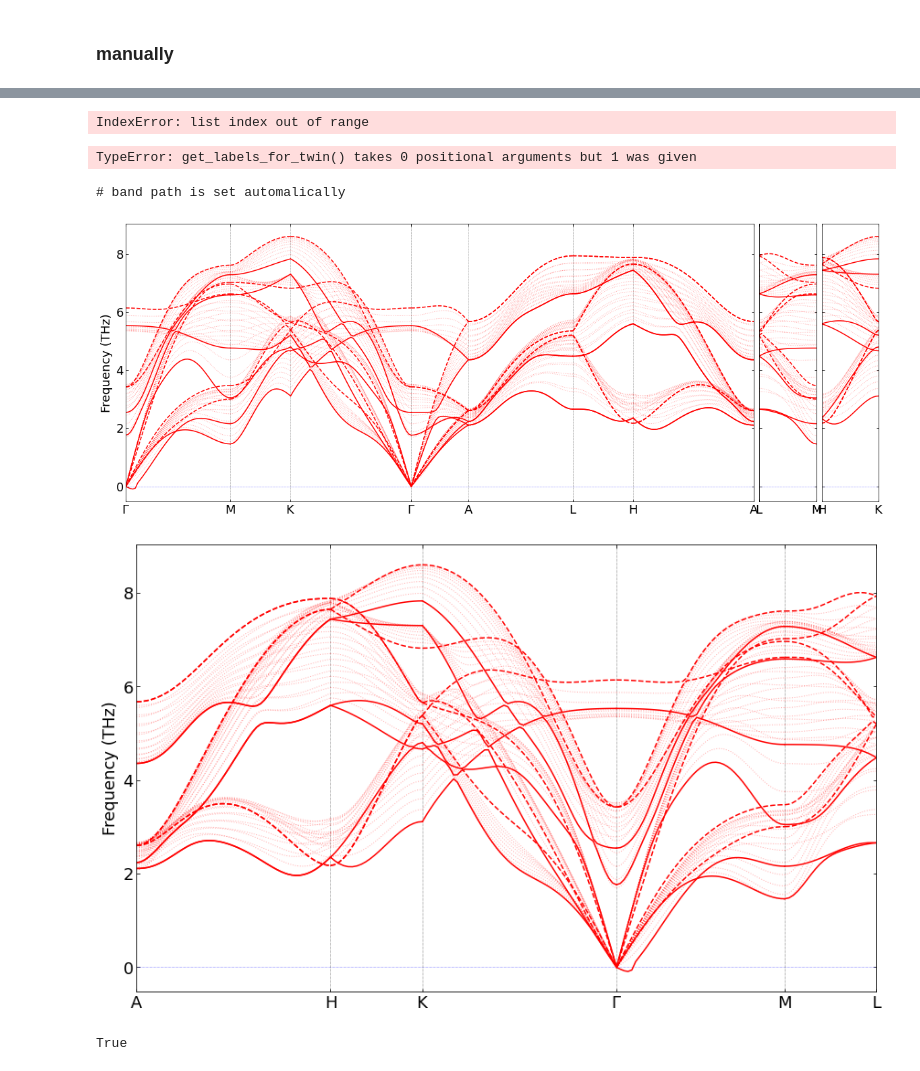
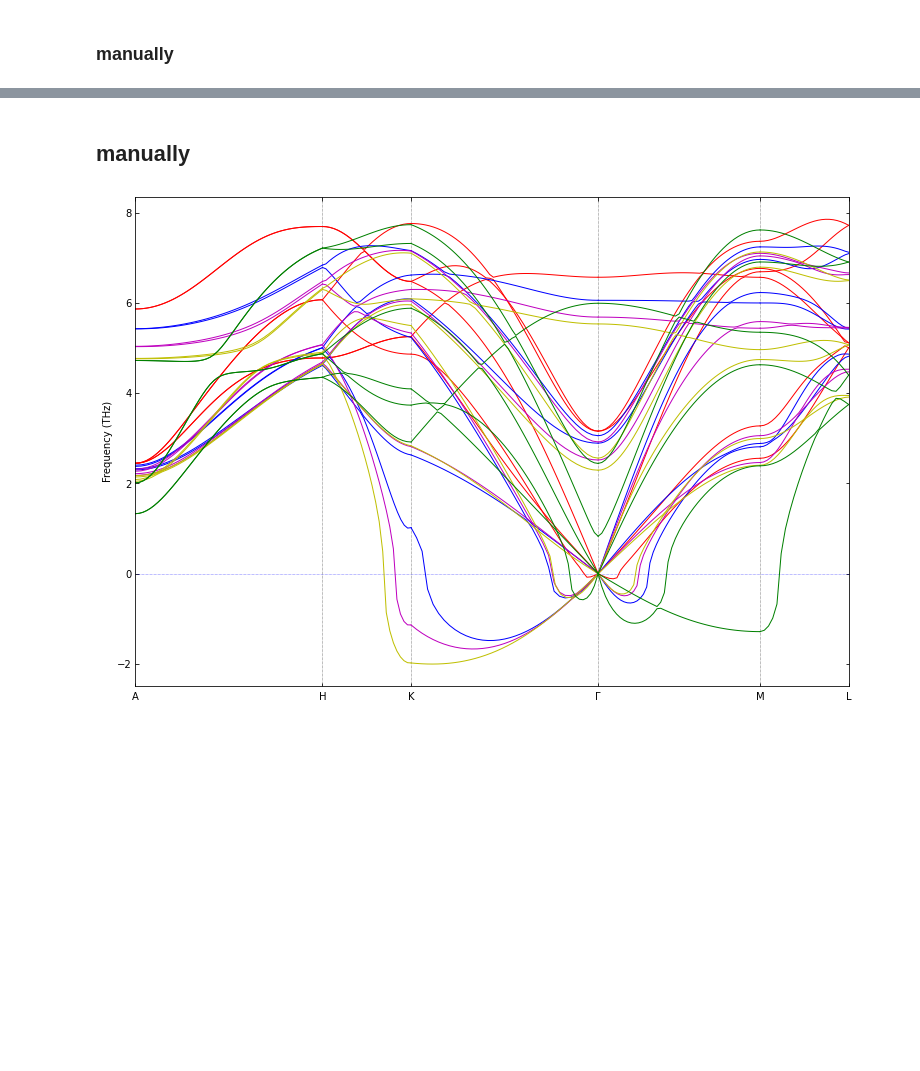
Before and after one commit to kei0822kei/aiidaplus, a Jupyter notebook: jupyter/shear.ipynb, the cells around one changed output, grey strips where cells are left out. Drawn from its saved outputs; the diff is of its cells as text; code cells hidden in the pictures; blank space fills up the shorter version.

```diff
--- a/jupyter/shear.ipynb
+++ b/jupyter/shear.ipynb
@@ -74,11 +75,11 @@ for shear in shears:
     pks.append(shear['pk'])
     line_chart(
             ax,
-            shear['strain'] * np.array(shear['shear_ratios']),
+            shear['gamma'] * np.array(shear['shear_ratios']),
             (np.array(shear['relax_results']['energies']) \
                 - shear['relax_results']['energies'][0]) \
                   * 1000 / shear['parent']['natoms'],
-            "strain (angstrom)",
+            "gamma (angstrom)",
             "energy (meV / atom)",
             label = 'pk:' + str(shear['pk'])
             )
@@ -237,30 +205,19 @@ TypeError: get_labels_for_twin() takes 0 positional arguments but 1 was given
-# %%
-for i in range(len(bp.phonons[1].band_structure.qpoints)):
-    print(bp.phonons[1].band_structure.qpoints[i][-1])
-# %% [output]
-IndexError: list index out of range
-# %%
-get_labels_from_phonon(shear_phonons[0][1])
-# %% [output]
-TypeError: get_labels_for_twin() takes 0 positional arguments but 1 was given
+# %% [markdown]
+## manually
 # %%
 fig = plt.figure(figsize=(20,9))
-# band_labels = ['A', 'H', 'K', 'GAMMA', 'M', 'L']
-# segment_qpoints = np.array([[[0,0,1/2],
-#                              [1/3,1/3,1/2],
-#                              [1/3,1/3,0],
-#                              [0,0,0],
-#                              [1/2,0,0],
-#                              [1/2,0,1/2]]])
+band_labels = ['A', 'H', 'K', 'GAMMA', 'M', 'L']
+segment_qpoints = np.array([[[0,0,1/2],
+                             [1/3,1/3,1/2],
+                             [1/3,1/3,0],
+                             [0,0,0],
+                             [1/2,0,0],
+                             [1/2,0,1/2]]])
 bands_plot(fig=fig,
            phonons=shear_phonons[0],
            band_labels=band_labels,
            segment_qpoints=segment_qpoints,
-           is_trajectory=True,
-           c='r',
-           overwrite_phonons=True,
            xscale=18,
-           is_auto=True)
+           is_auto=False)
 # %% [output]
-# band path is set automalically
-[figure, old version]
+[figure, new version]
@@ -271,24 +223,0 @@ ph.band_structure
-# %%
-fig = plt.figure(figsize=(20,9))
-band_labels = ['A', 'H', 'K', 'GAMMA', 'M', 'L']
-segment_qpoints = np.array([[[0,0,1/2],
-                             [1/3,1/3,1/2],
-                             [1/3,1/3,0],
-                             [0,0,0],
-                             [1/2,0,0],
-                             [1/2,0,1/2]]])
-bands_plot(fig=fig,
-           phonons=shear_phonons[0],
-           band_labels=band_labels,
-           segment_qpoints=segment_qpoints,
-           is_trajectory=True,
-           c='r',
-           xscale=18,
-           is_auto=False)
-# %% [output]
-[figure, removed]
-# %%
-lst = [1,2,3]
-type(lst) is list
-# %% [output]
-True
```
Also changed, not shown: parts of 29 cells of this notebook, 6 other files.
